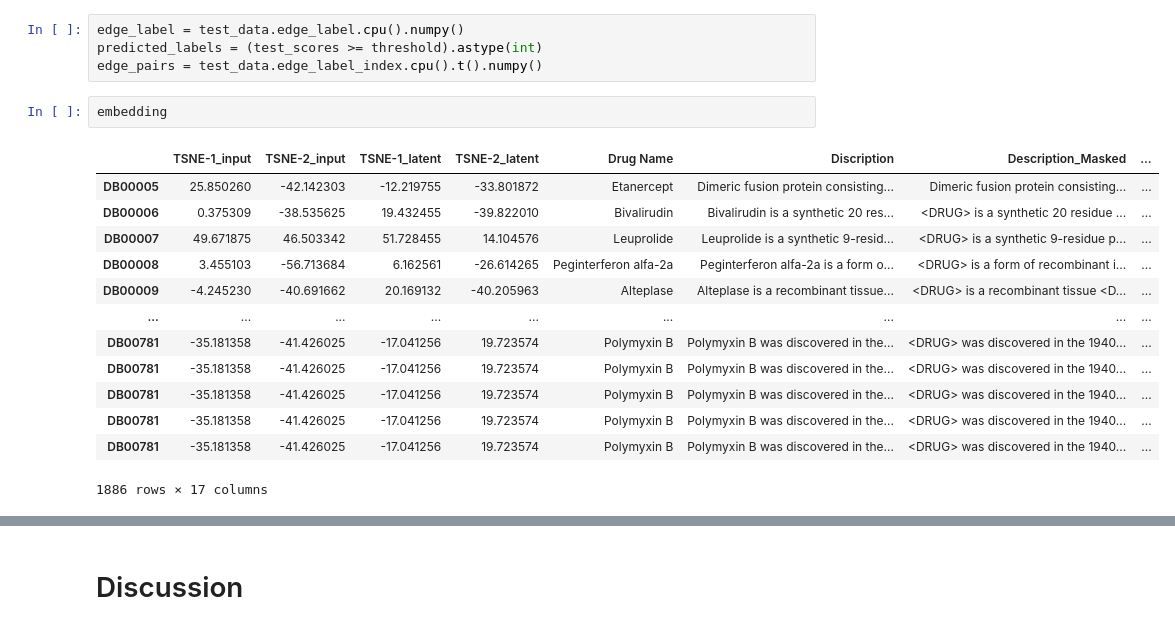
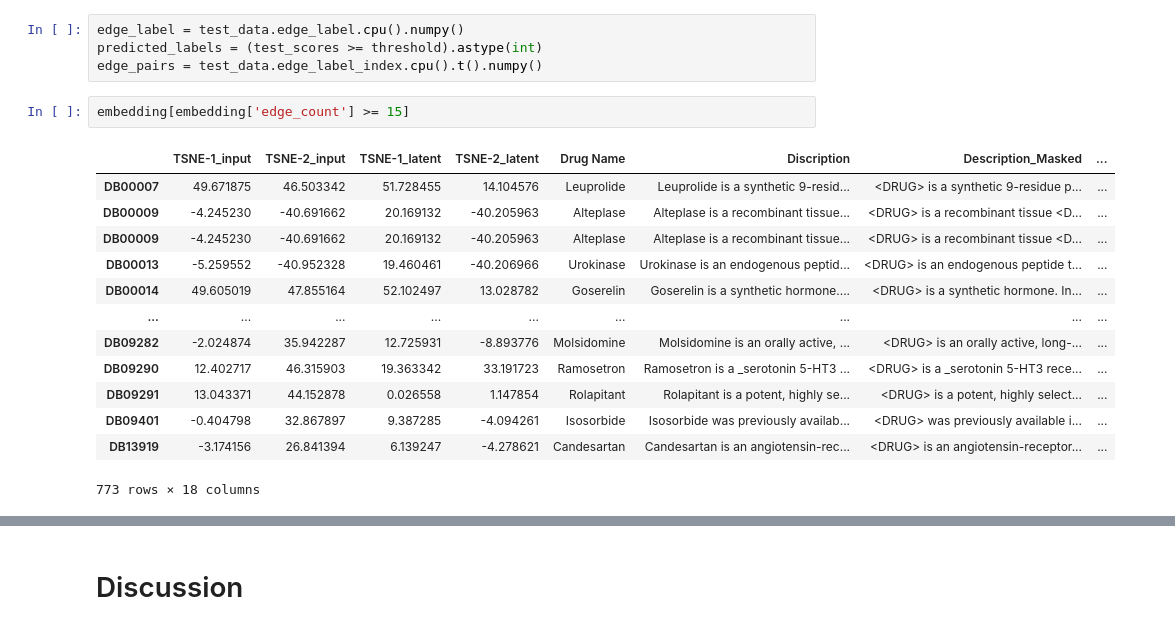
Before and after one commit to lgiobbi/DDI_with_ML, a Jupyter notebook: analysis/report.ipynb, the cells around one changed output, grey strips where cells are left out. Drawn from its saved outputs; the diff is of its cells as text.

Commit message:
finalized embedding

```diff
--- a/analysis/report.ipynb
+++ b/analysis/report.ipynb
@@ -1362,21 +1362,21 @@ edge_label = test_data.edge_label.cpu().numpy()
 predicted_labels = (test_scores >= threshold).astype(int)
 edge_pairs = test_data.edge_label_index.cpu().t().numpy()
 # %%
-embedding
+embedding[embedding['edge_count'] >= 15]
 # %% [output]
 |  | TSNE-1_input | TSNE-2_input | TSNE-1_latent | TSNE-2_latent | Drug Name | Discription | Description_Masked | ... |
-| DB00005 | 25.850260 | -42.142303 | -12.219755 | -33.801872 | Etanercept | Dimeric fusion protein consisting... | Dimeric fusion protein consisting... | ... |
-| DB00006 | 0.375309 | -38.535625 | 19.432455 | -39.822010 | Bivalirudin | Bivalirudin is a synthetic 20 res... | <DRUG> is a synthetic 20 residue ... | ... |
 | DB00007 | 49.671875 | 46.503342 | 51.728455 | 14.104576 | Leuprolide | Leuprolide is a synthetic 9-resid... | <DRUG> is a synthetic 9-residue p... | ... |
-| DB00008 | 3.455103 | -56.713684 | 6.162561 | -26.614265 | Peginterferon alfa-2a | Peginterferon alfa-2a is a form o... | <DRUG> is a form of recombinant i... | ... |
 | DB00009 | -4.245230 | -40.691662 | 20.169132 | -40.205963 | Alteplase | Alteplase is a recombinant tissue... | <DRUG> is a recombinant tissue <D... | ... |
+| DB00009 | -4.245230 | -40.691662 | 20.169132 | -40.205963 | Alteplase | Alteplase is a recombinant tissue... | <DRUG> is a recombinant tissue <D... | ... |
+| DB00013 | -5.259552 | -40.952328 | 19.460461 | -40.206966 | Urokinase | Urokinase is an endogenous peptid... | <DRUG> is an endogenous peptide t... | ... |
+| DB00014 | 49.605019 | 47.855164 | 52.102497 | 13.028782 | Goserelin | Goserelin is a synthetic hormone.... | <DRUG> is a synthetic hormone. In... | ... |
 | ... | ... | ... | ... | ... | ... | ... | ... | ... |
-| DB00781 | -35.181358 | -41.426025 | -17.041256 | 19.723574 | Polymyxin B | Polymyxin B was discovered in the... | <DRUG> was discovered in the 1940... | ... |
-| DB00781 | -35.181358 | -41.426025 | -17.041256 | 19.723574 | Polymyxin B | Polymyxin B was discovered in the... | <DRUG> was discovered in the 1940... | ... |
-| DB00781 | -35.181358 | -41.426025 | -17.041256 | 19.723574 | Polymyxin B | Polymyxin B was discovered in the... | <DRUG> was discovered in the 1940... | ... |
-| DB00781 | -35.181358 | -41.426025 | -17.041256 | 19.723574 | Polymyxin B | Polymyxin B was discovered in the... | <DRUG> was discovered in the 1940... | ... |
-| DB00781 | -35.181358 | -41.426025 | -17.041256 | 19.723574 | Polymyxin B | Polymyxin B was discovered in the... | <DRUG> was discovered in the 1940... | ... |
+| DB09282 | -2.024874 | 35.942287 | 12.725931 | -8.893776 | Molsidomine | Molsidomine is an orally active, ... | <DRUG> is an orally active, long-... | ... |
+| DB09290 | 12.402717 | 46.315903 | 19.363342 | 33.191723 | Ramosetron | Ramosetron is a _serotonin 5-HT3 ... | <DRUG> is a _serotonin 5-HT3 rece... | ... |
+| DB09291 | 13.043371 | 44.152878 | 0.026558 | 1.147854 | Rolapitant | Rolapitant is a potent, highly se... | <DRUG> is a potent, highly select... | ... |
+| DB09401 | -0.404798 | 32.867897 | 9.387285 | -4.094261 | Isosorbide | Isosorbide was previously availab... | <DRUG> was previously available i... | ... |
+| DB13919 | -3.174156 | 26.841394 | 6.139247 | -4.278621 | Candesartan | Candesartan is an angiotensin-rec... | <DRUG> is an angiotensin-receptor... | ... |
-1886 rows × 17 columns
+773 rows × 18 columns
 # %%
 import numpy as np
 import plotly.graph_objects as go
```
Also changed, not shown: parts of 3 cells of this notebook.
